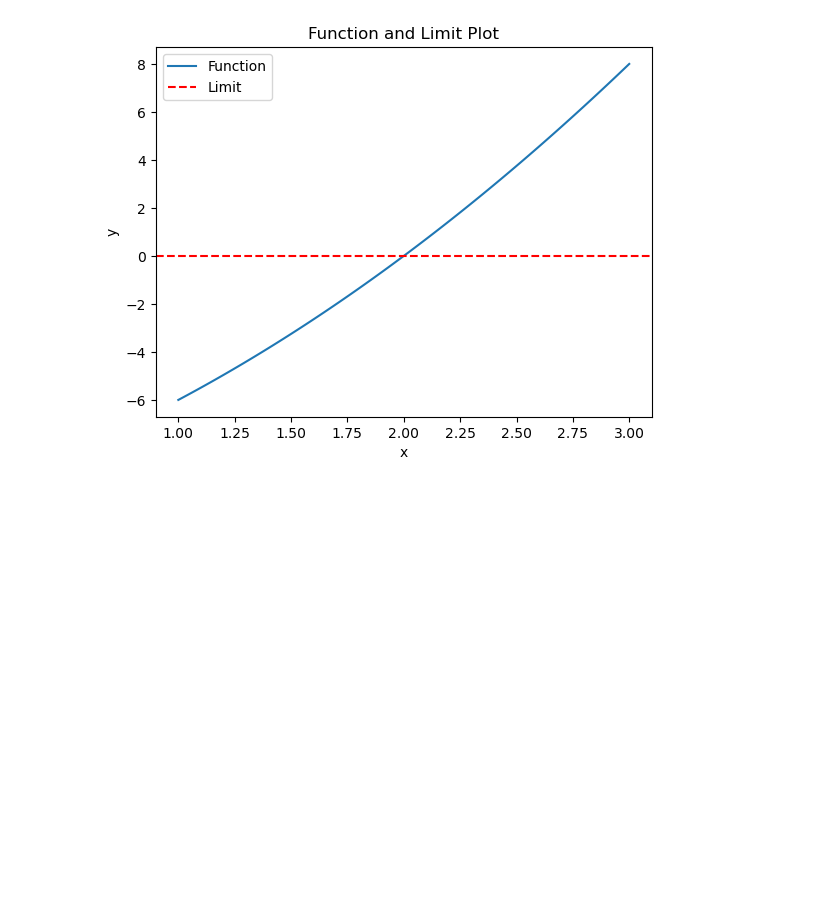
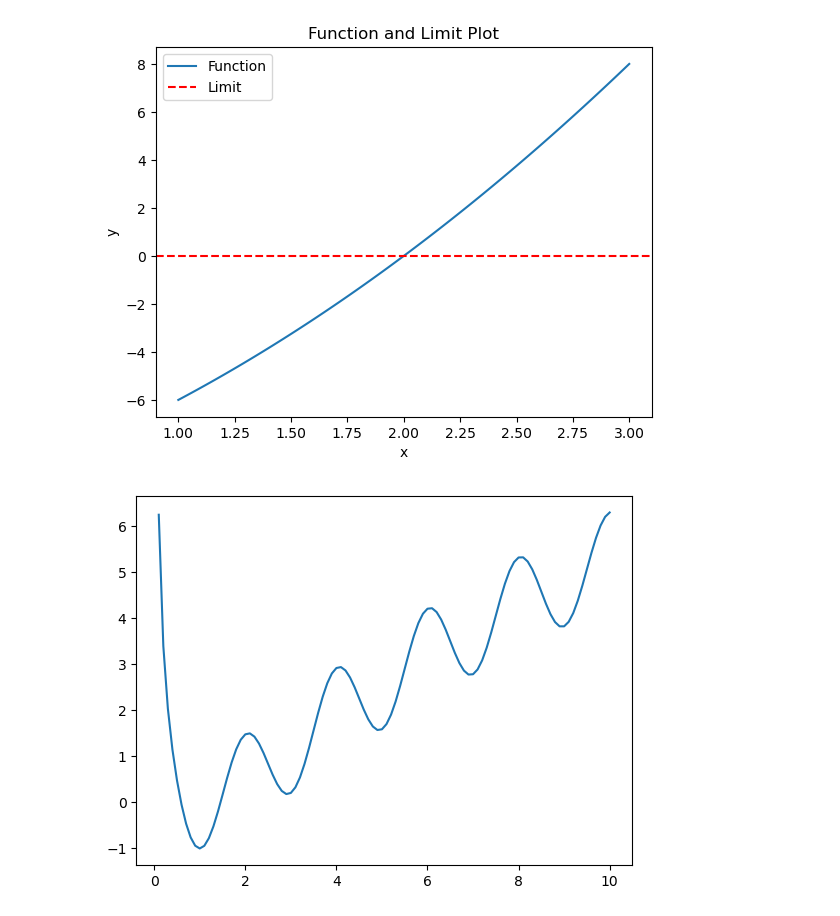
Before and after one commit to matansharon/Calculas, a Jupyter notebook: Section4.ipynb, the cells around one changed output. Cells and saved outputs as stored; diff of their text form; code cells hidden in the pictures; blank space fills up the shorter version.

```diff
--- a/Section4.ipynb
+++ b/Section4.ipynb
@@ -157,0 +155,15 @@ print("from mac line 2")
+# %%
+import numpy as np
+import sympy as sp
+import matplotlib.pyplot as plt
+
+def f(x):
+    return np.cos(x*np.pi)+np.log(x)**2
+
+#create a list of x values where x is limited to the range 0.1 to 10
+x_vals = np.linspace(0.1, 10, 100)
+y_vals = f(x_vals)
+plt.plot(x_vals, y_vals)
+plt.show()
+# %% [output]
+[figure, added]
```
Also changed, not shown: parts of 1 cell of this notebook.
